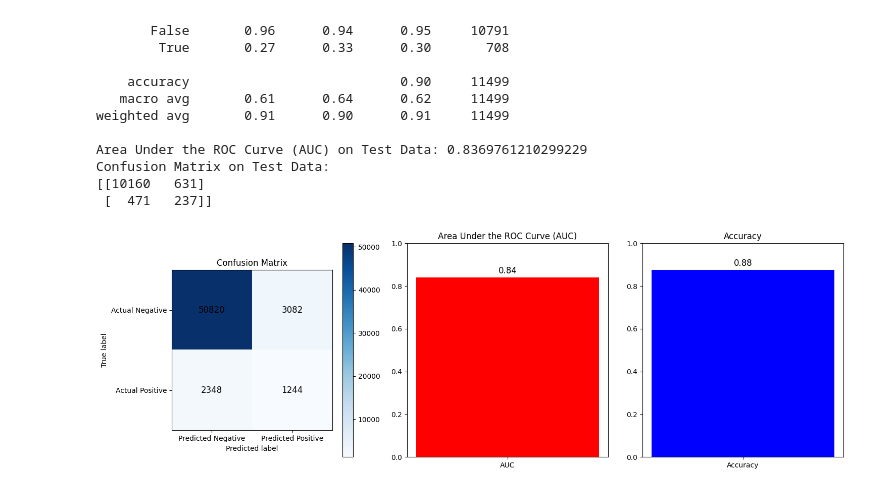
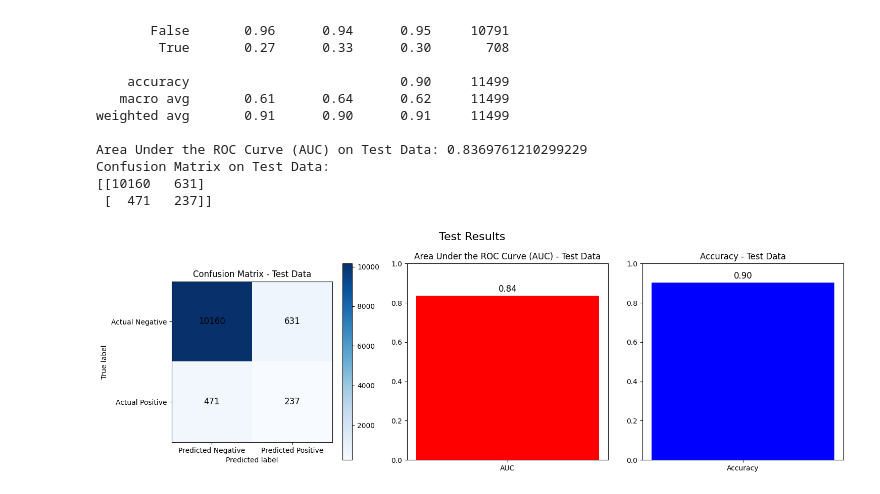
Before and after one commit to JoelManYunLee/Raptors_3_point_predictor, a Jupyter notebook: models.ipynb, the cells around one changed output. Drawn from its saved outputs; the diff is of its cells as text; code cells hidden in the pictures.

Commit message:
updated graphs

```diff
--- a/models.ipynb
+++ b/models.ipynb
@@ -921,42 +925,46 @@ Confusion Matrix on Test Data:
 [[10160   631]
  [  471   237]]
 # %%
-# Plotting Confusion Matrix, AUC, and Accuracy as subplots
+# Calculate accuracy on the test set
+accuracy_test = accuracy_score(y_test, y_pred_binary_test)
+
+# Plotting Confusion Matrix, AUC, and Accuracy for the test set
 plt.figure(figsize=(15, 5))
+plt.suptitle("Test Results", fontsize=16)  # Adding the title
 
 # Confusion Matrix
 plt.subplot(1, 3, 1)
-plt.imshow(conf_matrix, cmap='Blues', interpolation='nearest')
-plt.title('Confusion Matrix')
+plt.imshow(conf_matrix_test, cmap='Blues', interpolation='nearest')
+plt.title('Confusion Matrix - Test Data')
 plt.colorbar()
 
 # Add labels to each cell
-for i in range(conf_matrix.shape[0]):
-    for j in range(conf_matrix.shape[1]):
-        plt.text(j, i, str(conf_matrix[i, j]), fontsize=12,
+for i in range(conf_matrix_test.shape[0]):
+    for j in range(conf_matrix_test.shape[1]):
+        plt.text(j, i, str(conf_matrix_test[i, j]), fontsize=12,
                  horizontalalignment='center',
                  verticalalignment='center', color='black')
 
 plt.xticks([0, 1], ['Predicted Negative', 'Predicted Positive'])
 plt.yticks([0, 1], ['Actual Negative', 'Actual Positive'])
 plt.xlabel('Predicted label')
 plt.ylabel('True label')
 
 # AUC
 plt.subplot(1, 3, 2)
-plt.bar(['AUC'], [auc], color='red')
-plt.text(0, auc + 0.01, f'{auc:.2f}', ha='center', va='bottom', fontsize=12)
-plt.title('Area Under the ROC Curve (AUC)')
+plt.bar(['AUC'], [auc_test], color='red')
+plt.text(0, auc_test + 0.01, f'{auc_test:.2f}', ha='center', va='bottom', fontsize=12)
+plt.title('Area Under the ROC Curve (AUC) - Test Data')
 plt.ylim(0, 1)
 
 # Accuracy
 plt.subplot(1, 3, 3)
-plt.bar(['Accuracy'], [accuracy], color='blue')
-plt.text(0, accuracy + 0.01, f'{accuracy:.2f}', ha='center', va='bottom', fontsize=12)
-plt.title('Accuracy')
+plt.bar(['Accuracy'], [accuracy_test], color='blue')
+plt.text(0, accuracy_test + 0.01, f'{accuracy_test:.2f}', ha='center', va='bottom', fontsize=12)
+plt.title('Accuracy - Test Data')
 plt.ylim(0, 1)
 
 plt.tight_layout()
 plt.show()
 # %% [output]
-[figure, old version]
+[figure, new version]
```
Also changed, not shown: parts of 6 cells of this notebook.
